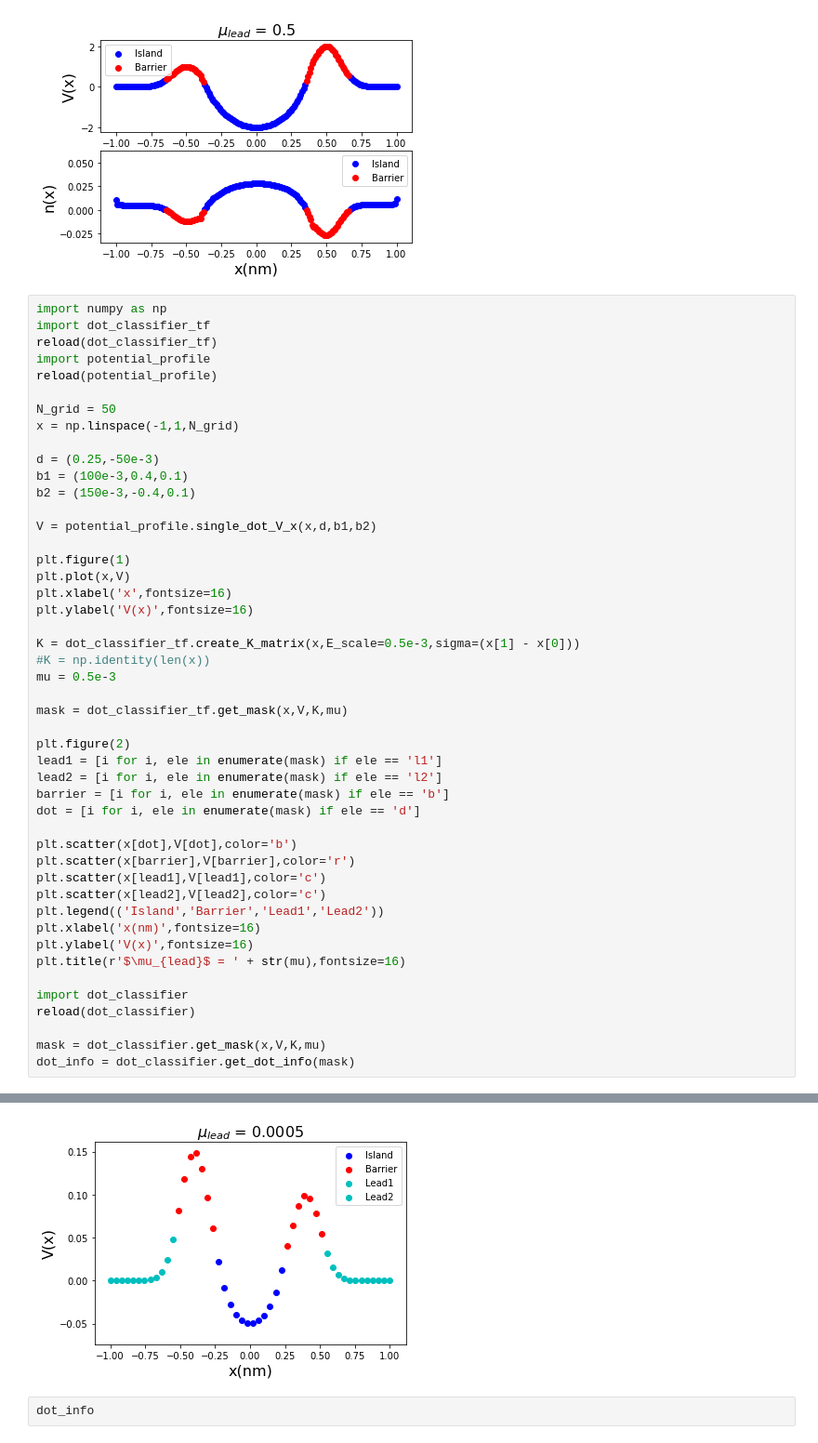
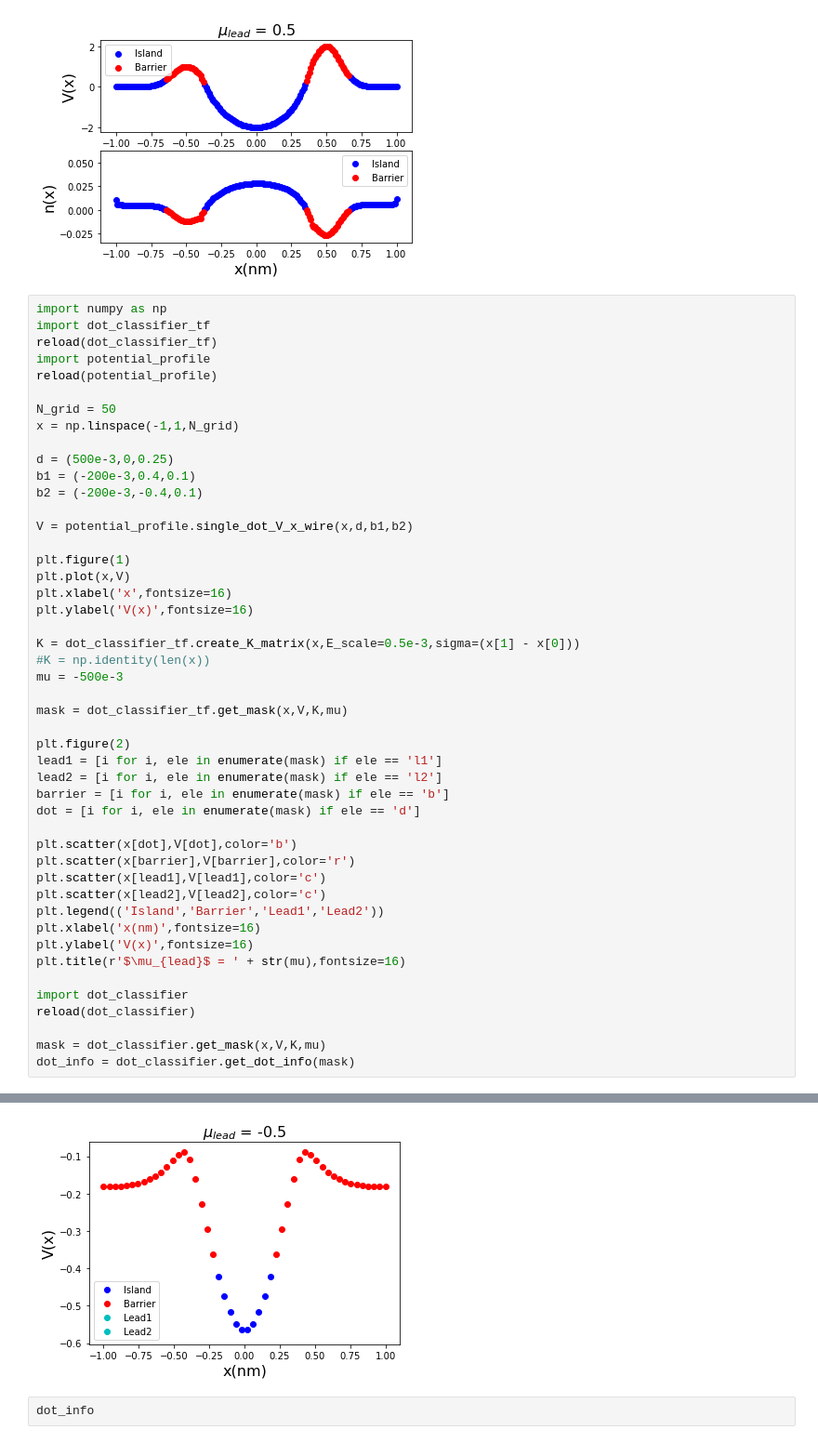
Before and after one commit to Quantumgame/quantum-ml, a Jupyter notebook: ndot/lib/playground.ipynb, the cells around one changed output, grey strips where cells are left out. Shown: that part at 93% size. Drawn from its saved outputs; the diff is of its cells as text.

Commit message:
working on new potential profile from a 1d wire

```diff
--- a/ndot/lib/playground.ipynb
+++ b/ndot/lib/playground.ipynb
@@ -101,11 +101,11 @@ reload(potential_profile)
 N_grid = 50
 x = np.linspace(-1,1,N_grid)
 
-d = (0.25,-50e-3)
-b1 = (100e-3,0.4,0.1)
-b2 = (150e-3,-0.4,0.1)
+d = (500e-3,0,0.25)
+b1 = (-200e-3,0.4,0.1)
+b2 = (-200e-3,-0.4,0.1)
 
-V = potential_profile.single_dot_V_x(x,d,b1,b2)
+V = potential_profile.single_dot_V_x_wire(x,d,b1,b2)
 
 plt.figure(1)
 plt.plot(x,V)
@@ -114,7 +114,7 @@ plt.ylabel('V(x)',fontsize=16)
 
 K = dot_classifier_tf.create_K_matrix(x,E_scale=0.5e-3,sigma=(x[1] - x[0]))
 #K = np.identity(len(x))
-mu = 0.5e-3
+mu = -500e-3
 
 mask = dot_classifier_tf.get_mask(x,V,K,mu)
 
@@ -143,4 +143,4 @@ dot_info = dot_classifier.get_dot_info(mask)
-[figure, old version]
+[figure, new version]
 # %%
 dot_info
 # %% [output]
```
Also changed, not shown: parts of 1 cell of this notebook, 3 other files.
